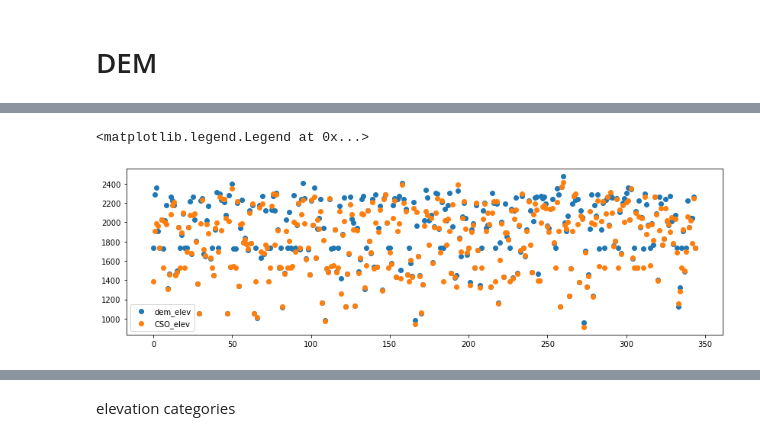
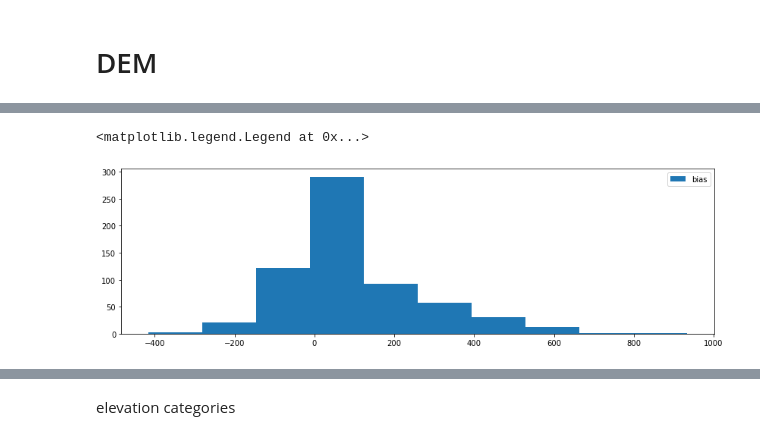
Before and after one commit to snowmodel-tools/assimilation_python, a Jupyter notebook: CSOdata2SM.ipynb, the cells around one changed output, grey strips where cells are left out. Cells and saved outputs as stored; diff of their text form; code cells hidden in the pictures.

```diff
--- a/CSOdata2SM.ipynb
+++ b/CSOdata2SM.ipynb
@@ -74,2 +103,10 @@ CSO_gdf
 # %% [markdown]
 # DEM
+# %%
+# dem path
+dem_path = '/nfs/attic/dfh/Aragon2/CSOdmn/'+domain+'/DEM_'+domain+'.tif'
+da = xr.open_rasterio(dem_path)
+transform = Affine.from_gdal(*da.attrs['transform'])
+nx, ny = da.sizes['x'], da.sizes['y']
+x, y = np.meshgrid(np.arange(nx)+0.5, np.arange(ny)+0.5) * transform
+da
@@ -75,0 +135,19 @@ CSO_gdf
+# %%
+#this one
+x_idx = []
+y_idx = []
+el=[]
+
+for i in range(len(new)):
+    minx = abs(new.geometry.x[i]-da.x.values)
+    x=np.where(minx==min(abs(new.geometry.x[i]-da.x.values)))[0][0]
+    x_idx.append(x)
+    miny = abs(new.geometry.y[i]-da.y.values)
+    y=np.where(miny==min(abs(new.geometry.y[i]-da.y.values)))[0][0]
+    y_idx.append(y)
+    el.append(da[:,y,x].values[0])
+
+CSO_gdf['x_idx']=x_idx
+CSO_gdf['y_idx']=y_idx
+CSO_gdf['dem_el']=el
+CSO_gdf
@@ -75,0 +168,7 @@ CSO_gdf
+# %%
+#extract elevations from raster
+el = []
+for i in range(len(new)):
+    el.append(da.sel(x=[int(new.geometry.x[i])], y=[int(new.geometry.y[i])],method='nearest').values[0][0][0])
+new['dem_el']=el
+new
@@ -177,0 +269,2 @@ CSO_gdf
+# %%
+CSO_gdf['elev_bias'] =CSO_gdf.dem_elev-CSO_gdf.elevation
@@ -178,8 +308,7 @@ CSO_gdf
 # %%
 fig, ax = plt.subplots(1,figsize=(14,4))
-ax.scatter(CSO_gdf.index.values,CSO_gdf.dem_elev,label='dem_elev')
-ax.scatter(CSO_gdf.index.values,CSO_gdf.elevation,label='CSO_elev')
+ax.hist(elev_bias,label='bias')
 ax.legend()
 # %% [output]
 <matplotlib.legend.Legend at 0x...>
-[figure, old version]
+[figure, new version]
```
Also changed, not shown: parts of 53 cells of this notebook.
